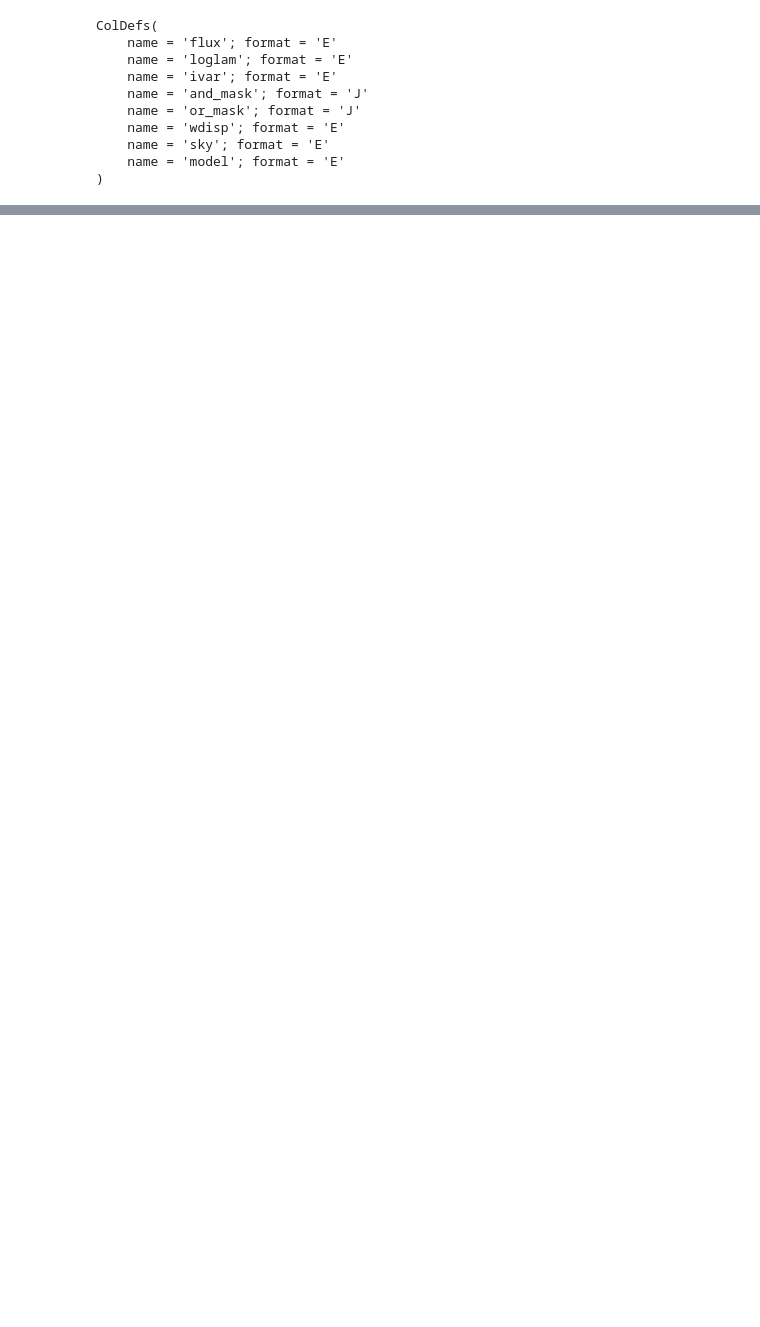
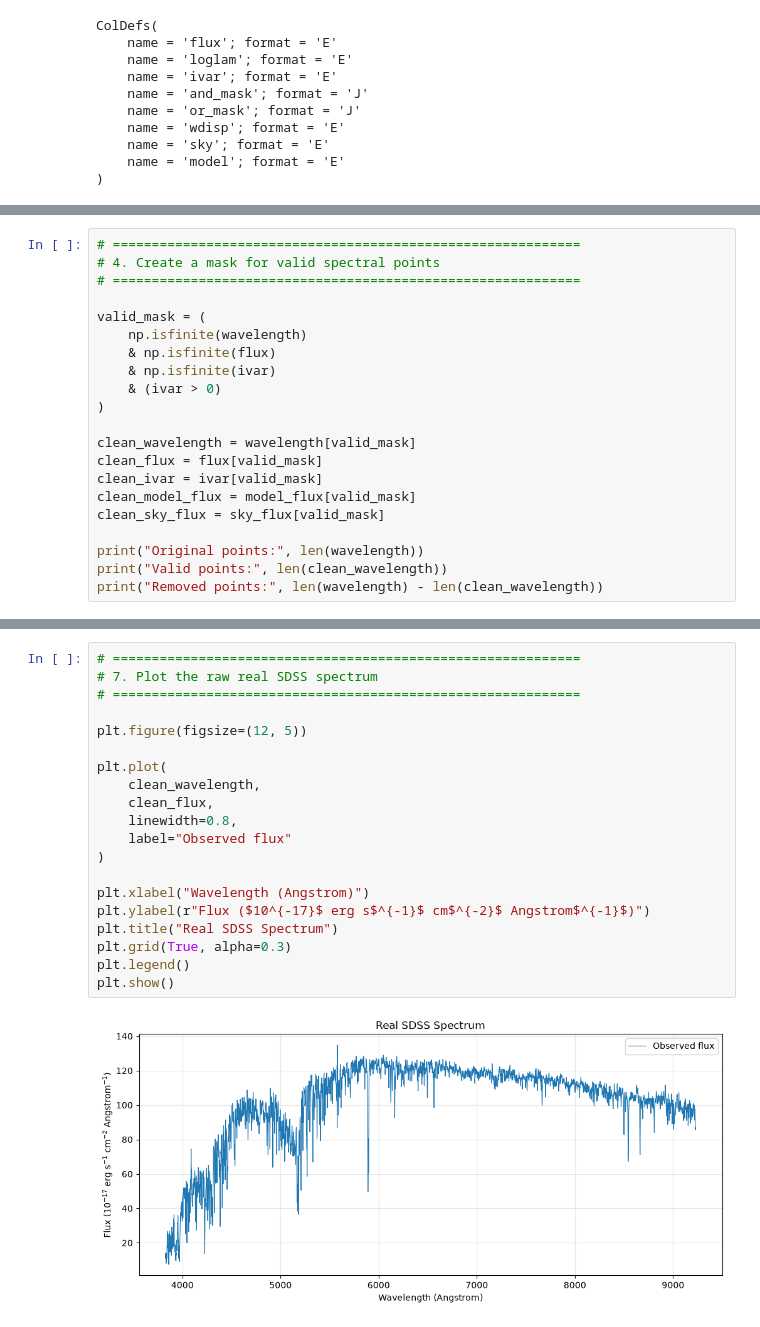
Before and after one commit to KV225511/X_space, a Jupyter notebook: notebooks/03_eda_spectra.ipynb, the cells around one changed output, grey strips where cells are left out. Saved outputs shown, nothing was run; the diff lists cells and outputs as text; blank space fills up the shorter version.

Commit message:
added the eda_spectra

```diff
--- a/notebooks/03_eda_spectra.ipynb
+++ b/notebooks/03_eda_spectra.ipynb
@@ -407,0 +518,21 @@ ColDefs(
+# %%
+# ============================================================
+# 4. Create a mask for valid spectral points
+# ============================================================
+
+valid_mask = (
+    np.isfinite(wavelength)
+    & np.isfinite(flux)
+    & np.isfinite(ivar)
+    & (ivar > 0)
+)
+
+clean_wavelength = wavelength[valid_mask]
+clean_flux = flux[valid_mask]
+clean_ivar = ivar[valid_mask]
+clean_model_flux = model_flux[valid_mask]
+clean_sky_flux = sky_flux[valid_mask]
+
+print("Original points:", len(wavelength))
+print("Valid points:", len(clean_wavelength))
+print("Removed points:", len(wavelength) - len(clean_wavelength))
@@ -407,0 +579,22 @@ ColDefs(
+# %%
+# ============================================================
+# 7. Plot the raw real SDSS spectrum
+# ============================================================
+
+plt.figure(figsize=(12, 5))
+
+plt.plot(
+    clean_wavelength,
+    clean_flux,
+    linewidth=0.8,
+    label="Observed flux"
+)
+
+plt.xlabel("Wavelength (Angstrom)")
+plt.ylabel(r"Flux ($10^{-17}$ erg s$^{-1}$ cm$^{-2}$ Angstrom$^{-1}$)")
+plt.title("Real SDSS Spectrum")
+plt.grid(True, alpha=0.3)
+plt.legend()
+plt.show()
+# %% [output]
+[figure, added]
```
Also changed, not shown: parts of 21 cells of this notebook.
